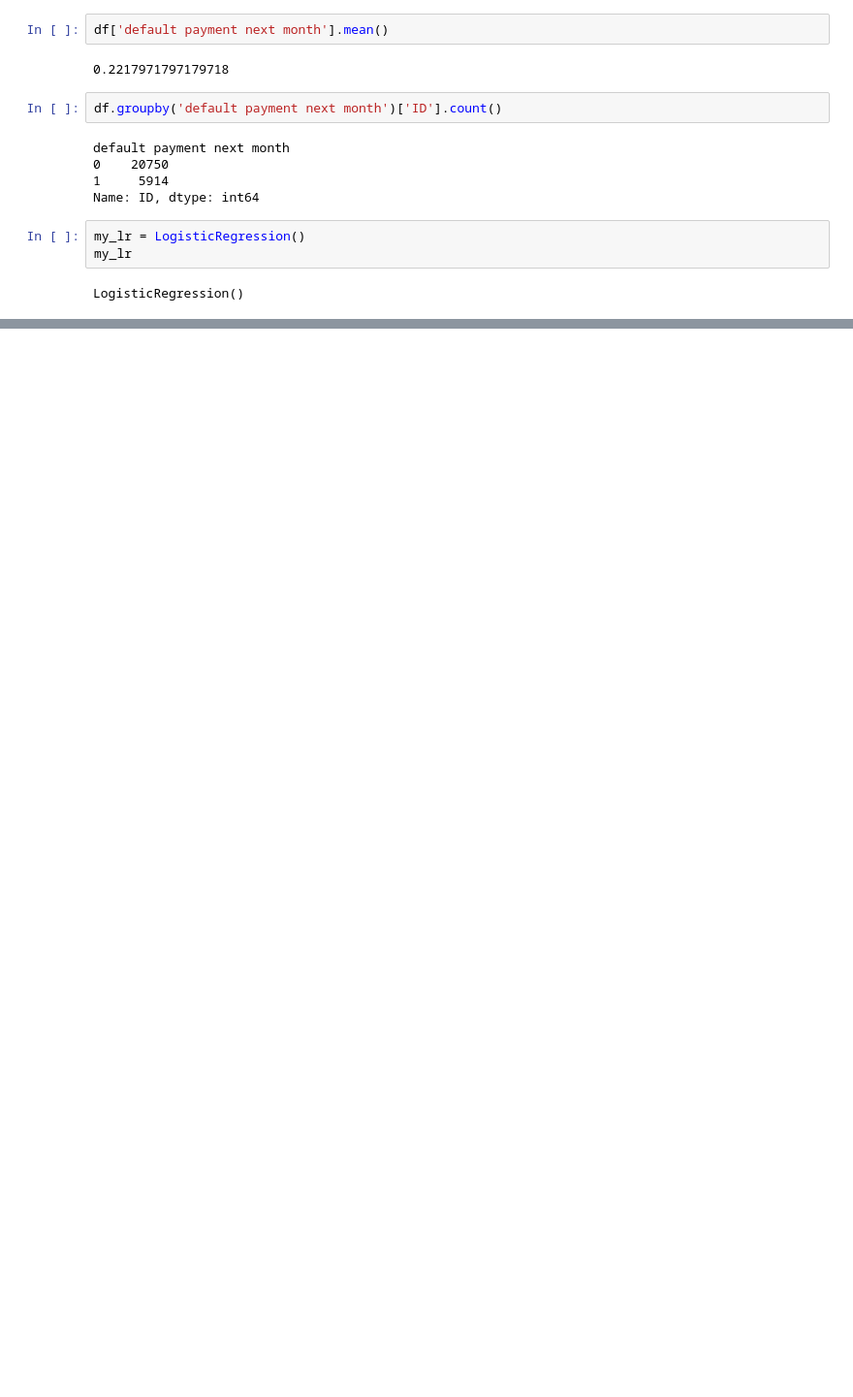
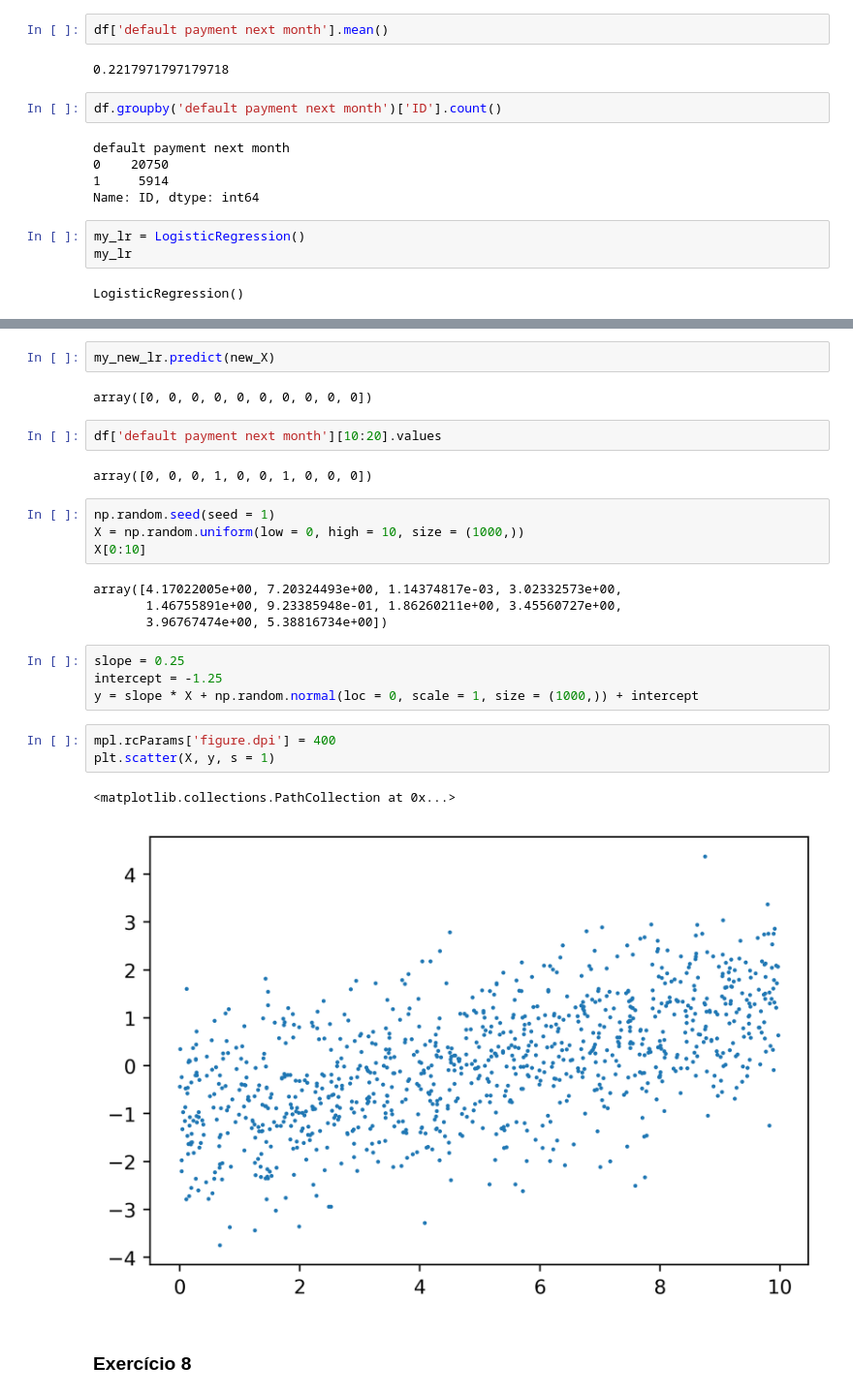
Before and after one commit to mrcosta93/projetos_data_science, a Jupyter notebook: Capítulo 2.ipynb, the cells around one changed output, grey strips where cells are left out. Shown at 97% size. Drawn from its saved outputs; the diff is of its cells as text; blank space fills up the shorter version.

```diff
--- a/Capítulo 2.ipynb
+++ b/Capítulo 2.ipynb
@@ -57,0 +75,28 @@ array([1, 1, 0, 0, 0, 0, 0, 0, 0, 0])
+# %%
+my_new_lr.predict(new_X)
+# %% [output]
+array([0, 0, 0, 0, 0, 0, 0, 0, 0, 0])
+# %%
+df['default payment next month'][10:20].values
+# %% [output]
+array([0, 0, 0, 1, 0, 0, 1, 0, 0, 0])
+# %%
+np.random.seed(seed = 1)
+X = np.random.uniform(low = 0, high = 10, size = (1000,))
+X[0:10]
+# %% [output]
+array([4.17022005e+00, 7.20324493e+00, 1.14374817e-03, 3.02332573e+00,
+       1.46755891e+00, 9.23385948e-01, 1.86260211e+00, 3.45560727e+00,
+       3.96767474e+00, 5.38816734e+00])
+# %%
+slope = 0.25
+intercept = -1.25
+y = slope * X + np.random.normal(loc = 0, scale = 1, size = (1000,)) + intercept
+# %%
+mpl.rcParams['figure.dpi'] = 400
+plt.scatter(X, y, s = 1)
+# %% [output]
+<matplotlib.collections.PathCollection at 0x...>
+[figure, added]
+# %% [markdown]
+### Exercício 8
```
Also changed, not shown: parts of 8 cells of this notebook.
